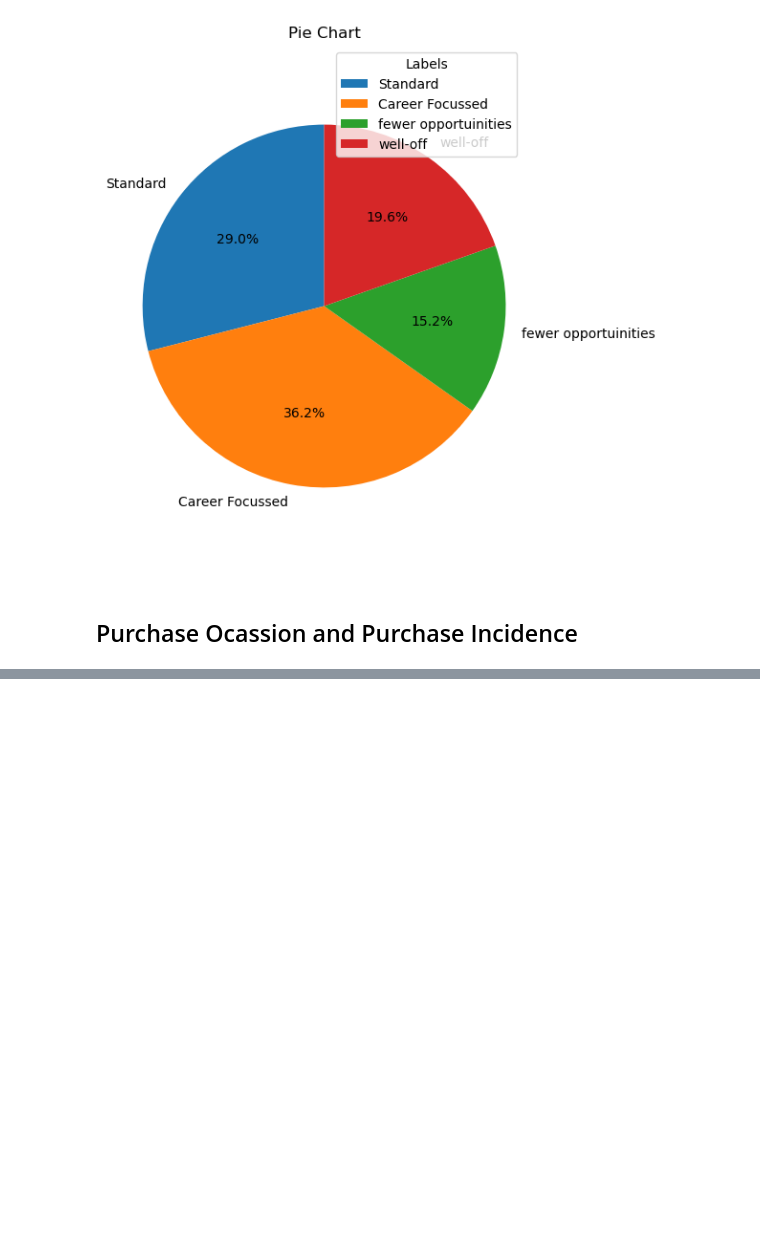
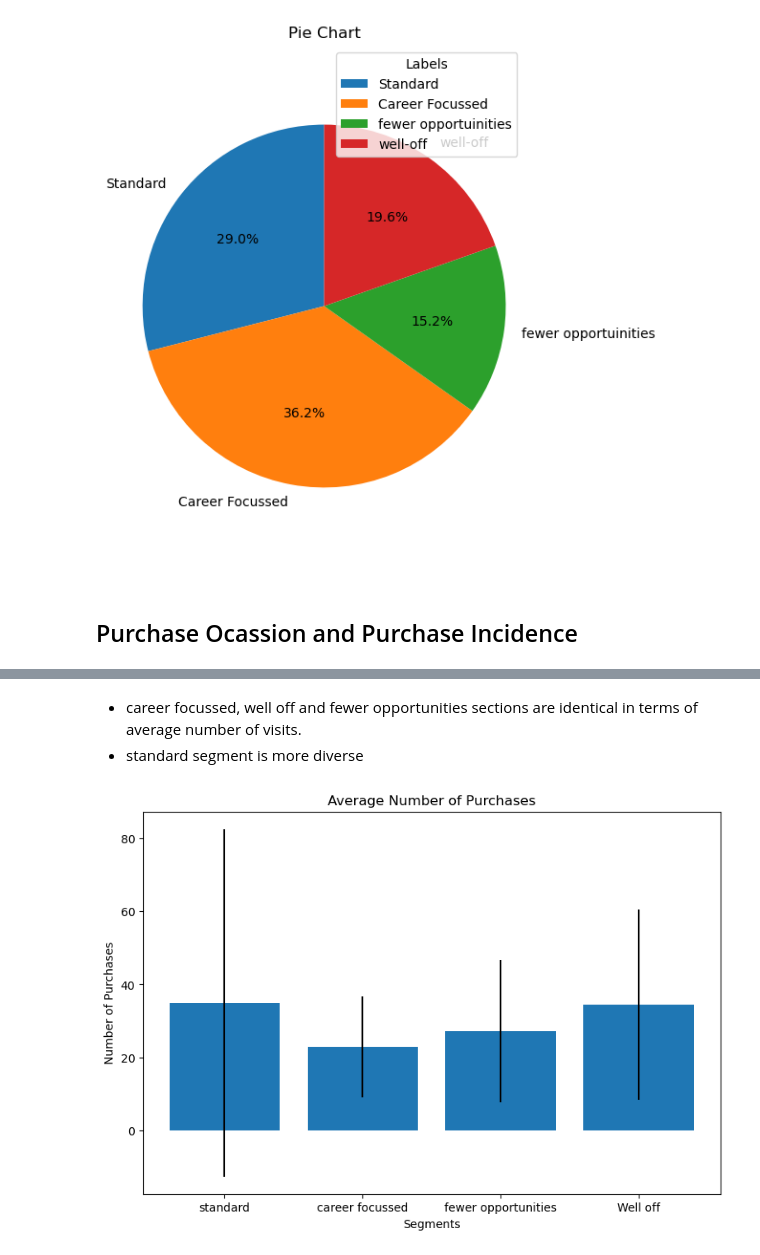
Before and after one commit to satwikboina111/CustomerAnalytics, a Jupyter notebook: Notebooks/Purchase_Analytics.ipynb, the cells around one changed output, grey strips where cells are left out. Drawn from its saved outputs; the diff is of its cells as text; code cells hidden in the pictures; blank space fills up the shorter version.

```diff
--- a/Notebooks/Purchase_Analytics.ipynb
+++ b/Notebooks/Purchase_Analytics.ipynb
@@ -204,0 +232,17 @@ plot_pie_chart(values = segment_prop['proportions'],labels = segment_prop['Segme
+# %% [markdown]
+- career focussed, well off and fewer opportunities sections are identical in terms of average number of visits.
+- standard segment is more diverse
+# %%
+plt.figure(figsize=(9,6))
+plt.bar(x = (0,1,2,3),
+        tick_label =("standard","career focussed","fewer opportunities","Well off") ,
+        height = segments_mean['N_purchases'],
+        yerr = segments_std['N_purchases'],
+
+        )
+plt.xlabel("Segments")
+plt.ylabel("Number of Purchases")
+plt.title("Average Number of Purchases")
+plt.show()
+# %% [output]
+[figure, added]
```
Also changed, not shown: parts of 12 cells of this notebook.
